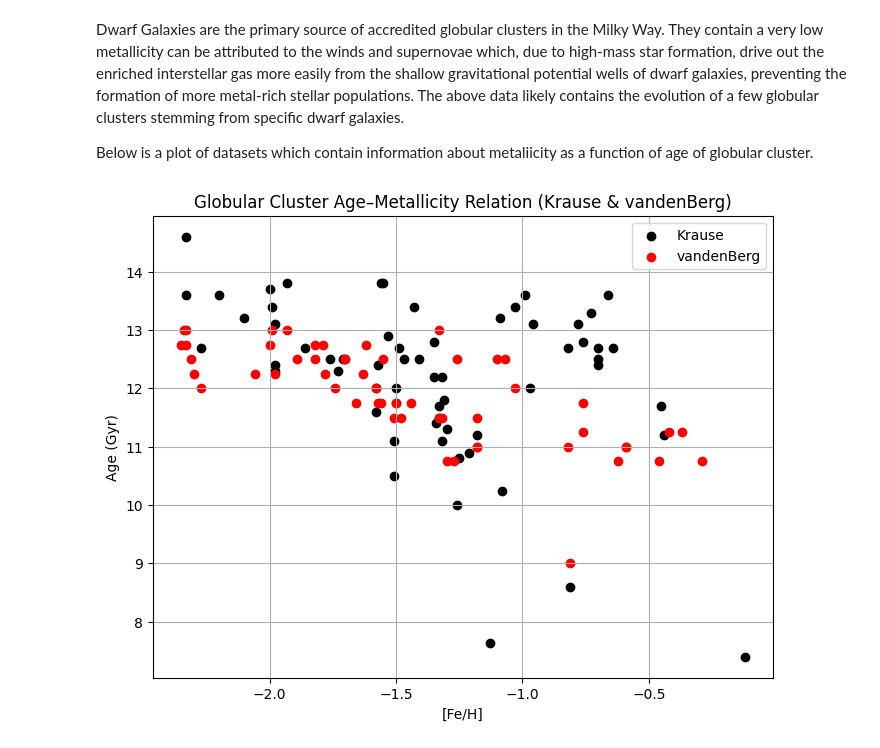
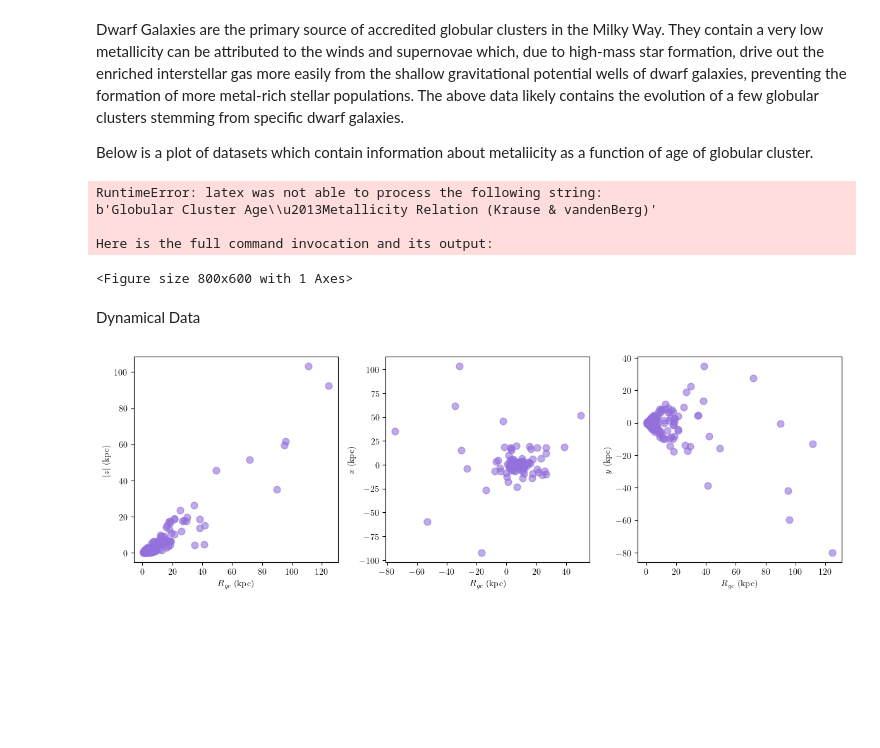
Before and after one commit to sleepdepr1ved/PHYS3116_Team, a Jupyter notebook: PHYS3116_Hassan.ipynb, the cells around one changed output. Cells and saved outputs as stored; diff of their text form; code cells hidden in the pictures; blank space fills up the shorter version.

```diff
--- a/PHYS3116_Hassan.ipynb
+++ b/PHYS3116_Hassan.ipynb
@@ -39,7 +48,46 @@ plt.xlabel("[Fe/H]")
 plt.ylabel("Age (Gyr)")
 plt.title("Globular Cluster Age–Metallicity Relation (Krause & vandenBerg)")
 plt.legend()
-plt.grid(True)
 plt.show()
 # %% [output]
-[figure, removed]
+RuntimeError: latex was not able to process the following string:
+b'Globular Cluster Age\\u2013Metallicity Relation (Krause & vandenBerg)'
+
+Here is the full command invocation and its output:
+<Figure size 800x600 with 1 Axes>
+# %% [markdown]
+Dynamical Data
+# %%
+harris = pd.read_csv(r"C:\Users\HassanNoun\OneDrive - UNSW\Desktop\PHYS3116\Group Assessment\GitHubClone_PHYS3116\PHYS3116_Team\HarrisPartI.csv")
+
+## Extracting key spatial coordinates
+R = harris["R_gc"]
+X = harris["X"]
+Y = harris["Y"]
+Z = harris["Z"]
+
+# Create subplots
+fig, axes = plt.subplots(1, 3, figsize=(12, 4))
+
+# R vs |Z|
+axes[0].scatter(R, abs(Z), c='mediumpurple', alpha=0.6, s=60)
+axes[0].set_xlabel("$R_{gc}$ (kpc)")
+axes[0].set_ylabel("$|z|$ (kpc)")
+#axes[0].set_title("R vs |Z|")
+
+# R vs X
+axes[1].scatter(X, Z, c='mediumpurple', alpha=0.6, s=60)
+axes[1].set_xlabel("$R_{gc}$ (kpc)")
+axes[1].set_ylabel("$x$ (kpc)")
+#axes[1].set_title("R vs X")
+
+# R vs Y
+axes[2].scatter(R, Y, c='mediumpurple', alpha=0.6, s=60)
+axes[2].set_xlabel("$R_{gc}$ (kpc)")
+axes[2].set_ylabel("$y$ (kpc)")
+#axes[2].set_title("R vs Y")
+
+plt.tight_layout()
+plt.show()
+# %% [output]
+[figure, added]
```
Also changed, not shown: parts of 1 cell of this notebook.
